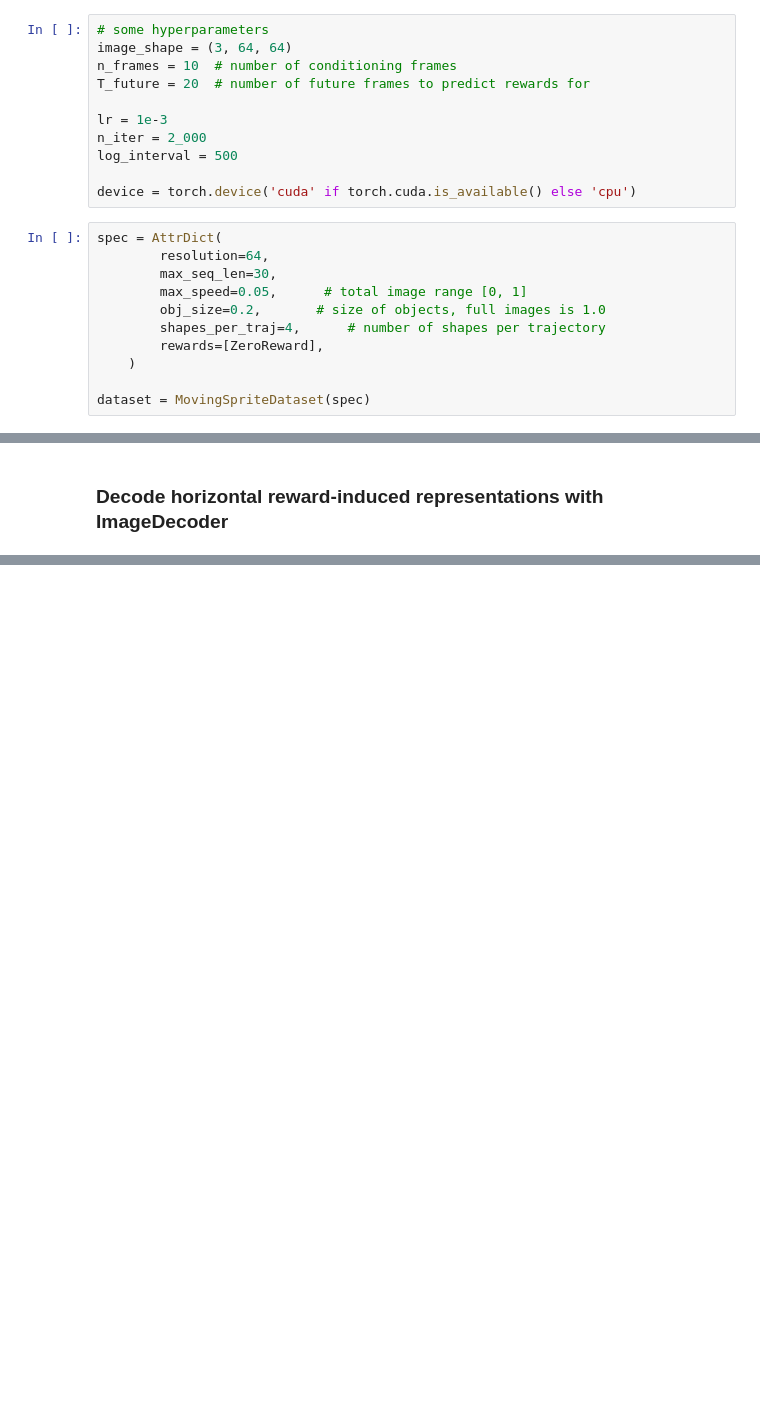
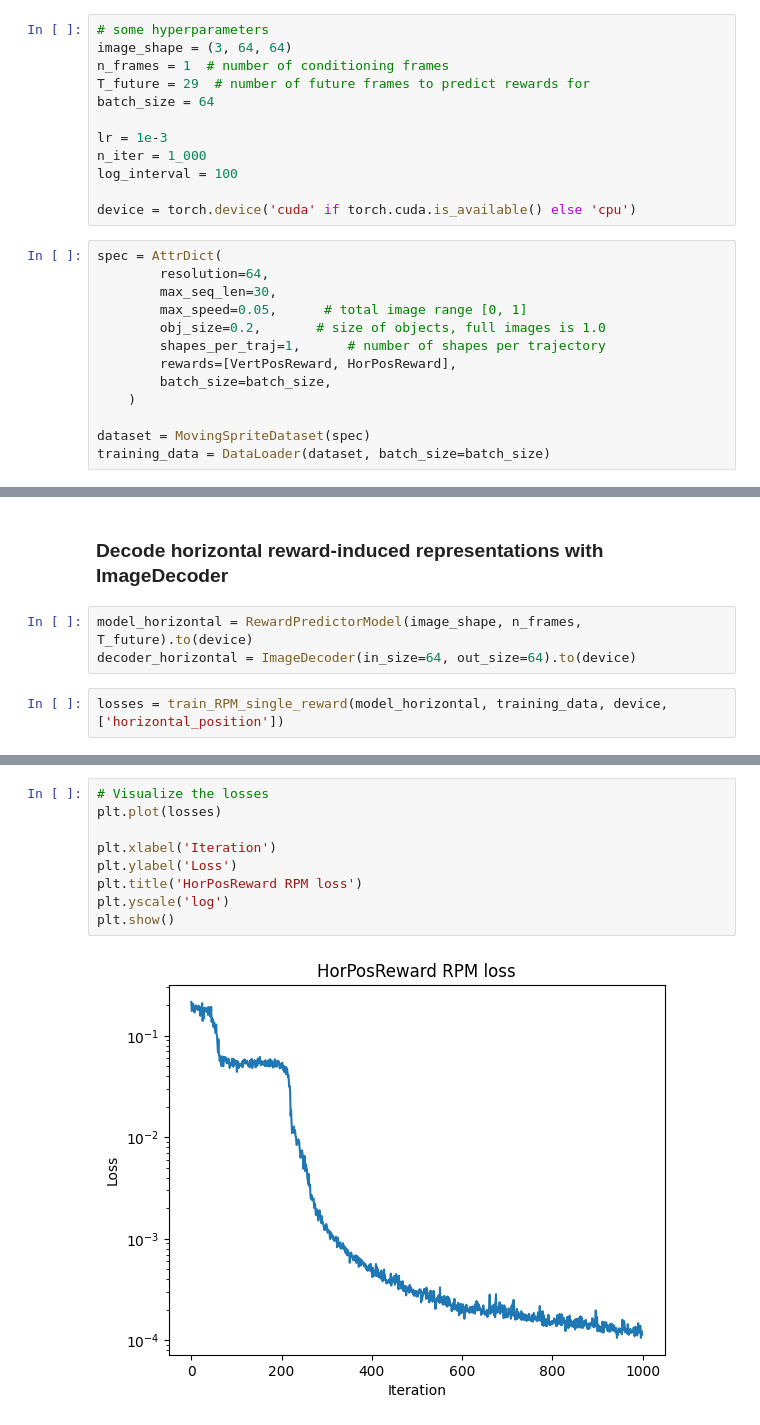
Before and after one commit to thisisWooyeol/clvr_impl_starter, a Jupyter notebook: reward_induced/decode_repr.ipynb, the cells around one changed output, grey strips where cells are left out. Cells and saved outputs as stored; diff of their text form; blank space fills up the shorter version.

```diff
--- a/reward_induced/decode_repr.ipynb
+++ b/reward_induced/decode_repr.ipynb
@@ -21,12 +22,13 @@ import cv2
 # %%
 # some hyperparameters
 image_shape = (3, 64, 64)
-n_frames = 10  # number of conditioning frames
-T_future = 20  # number of future frames to predict rewards for
+n_frames = 1  # number of conditioning frames
+T_future = 29  # number of future frames to predict rewards for
+batch_size = 64
 
 lr = 1e-3
-n_iter = 2_000
-log_interval = 500
+n_iter = 1_000
+log_interval = 100
 
 device = torch.device('cuda' if torch.cuda.is_available() else 'cpu')
 # %%
@@ -35,8 +37,10 @@ spec = AttrDict(
         max_seq_len=30,
         max_speed=0.05,      # total image range [0, 1]
         obj_size=0.2,       # size of objects, full images is 1.0
-        shapes_per_traj=4,      # number of shapes per trajectory
-        rewards=[ZeroReward],
+        shapes_per_traj=1,      # number of shapes per trajectory
+        rewards=[VertPosReward, HorPosReward],
+        batch_size=batch_size,
     )
 
 dataset = MovingSpriteDataset(spec)
+training_data = DataLoader(dataset, batch_size=batch_size)
@@ -273,2 +204,7 @@ True
 # %% [markdown]
 ### Decode horizontal reward-induced representations with ImageDecoder
+# %%
+model_horizontal = RewardPredictorModel(image_shape, n_frames, T_future).to(device)
+decoder_horizontal = ImageDecoder(in_size=64, out_size=64).to(device)
+# %%
+losses = train_RPM_single_reward(model_horizontal, training_data, device, ['horizontal_position'])
@@ -274,0 +223,11 @@ True
+# %%
+# Visualize the losses
+plt.plot(losses)
+
+plt.xlabel('Iteration')
+plt.ylabel('Loss')
+plt.title('HorPosReward RPM loss')
+plt.yscale('log')
+plt.show()
+# %% [output]
+[figure, added]
```
Also changed, not shown: parts of 35 cells of this notebook, 6 other files.
